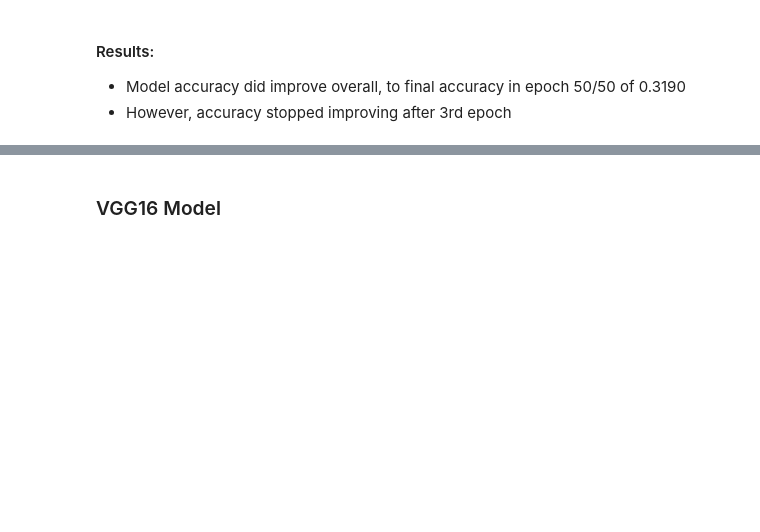
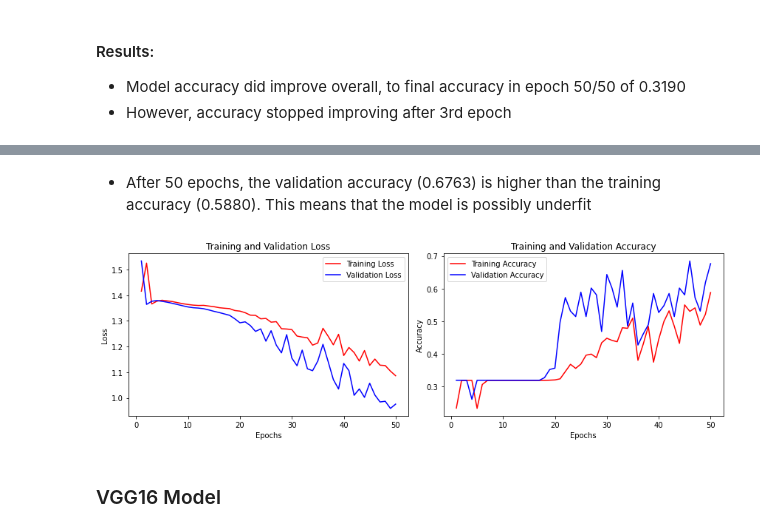
Before and after one commit to e-jager/coffee_leaf, a Jupyter notebook: Coffee_Final_Notebook.ipynb, the cells around one changed output, grey strips where cells are left out. Drawn from its saved outputs; the diff is of its cells as text; code cells hidden in the pictures; blank space fills up the shorter version.

```diff
--- a/Final_Notebook.ipynb
+++ b/Coffee_Final_Notebook.ipynb
@@ -765,0 +1043,17 @@ Epoch 50/50
+# %%
+# Parameters for CNN model
+CNN_model = keras.Sequential([
+    layers.Conv2D(32, (3, 3), activation='relu', input_shape=(64, 64, 3)),
+    layers.MaxPooling2D((2, 2)),
+    layers.Conv2D(64, (3, 3), activation='relu'),
+    layers.MaxPooling2D((2, 2)),
+    layers.Conv2D(128, (3, 3), activation='relu'),
+    layers.MaxPooling2D((2, 2)),
+    layers.Flatten(),
+    layers.Dense(128, activation='relu'),
+    layers.Dense(4, activation='softmax')])
+# %%
+CNN_model.compile(optimizer='adam', loss='categorical_crossentropy', metrics=['accuracy'])
+# %%
+# Fitting model
+CNN_history = CNN_model.fit(train_generator, epochs=50, validation_data=validation_generator)
@@ -765,0 +1078,2 @@ Epoch 50/50
+# %% [markdown]
+- After 50 epochs, the validation accuracy (0.6763) is higher than the training accuracy (0.5880). This means that the model is possibly underfit
@@ -766,3 +1083,36 @@ Epoch 50/50
+# %%
+# Loss and accuracy values from model
+train_loss = CNN_history.history['loss']
+val_loss = CNN_history.history['val_loss']
+train_accuracy = CNN_history.history['accuracy']
+val_accuracy = CNN_history.history['val_accuracy']
+
+epochs = range(1, len(train_loss) + 1)
+
+#Plot configuration
+plt.figure(figsize=(12, 4))
+
+plt.subplot(1, 2, 1)
+plt.plot(epochs, train_loss, 'r', label='Training Loss')
+plt.plot(epochs, val_loss, 'b', label='Validation Loss')
+plt.title('Training and Validation Loss')
+plt.xlabel('Epochs')
+plt.ylabel('Loss')
+plt.legend()
+
+# Plot accuracy curves
+plt.subplot(1, 2, 2)
+plt.plot(epochs, train_accuracy, 'r', label='Training Accuracy')
+plt.plot(epochs, val_accuracy, 'b', label='Validation Accuracy')
+plt.title('Training and Validation Accuracy')
+plt.xlabel('Epochs')
+plt.ylabel('Accuracy')
+plt.legend()
+
+plt.tight_layout()
+plt.show()
+# %% [output]
+[figure, added]
 # %% [markdown]
 ### VGG16 Model
 # %% [markdown]
```
Also changed, not shown: parts of 78 cells of this notebook, 3 other files.
